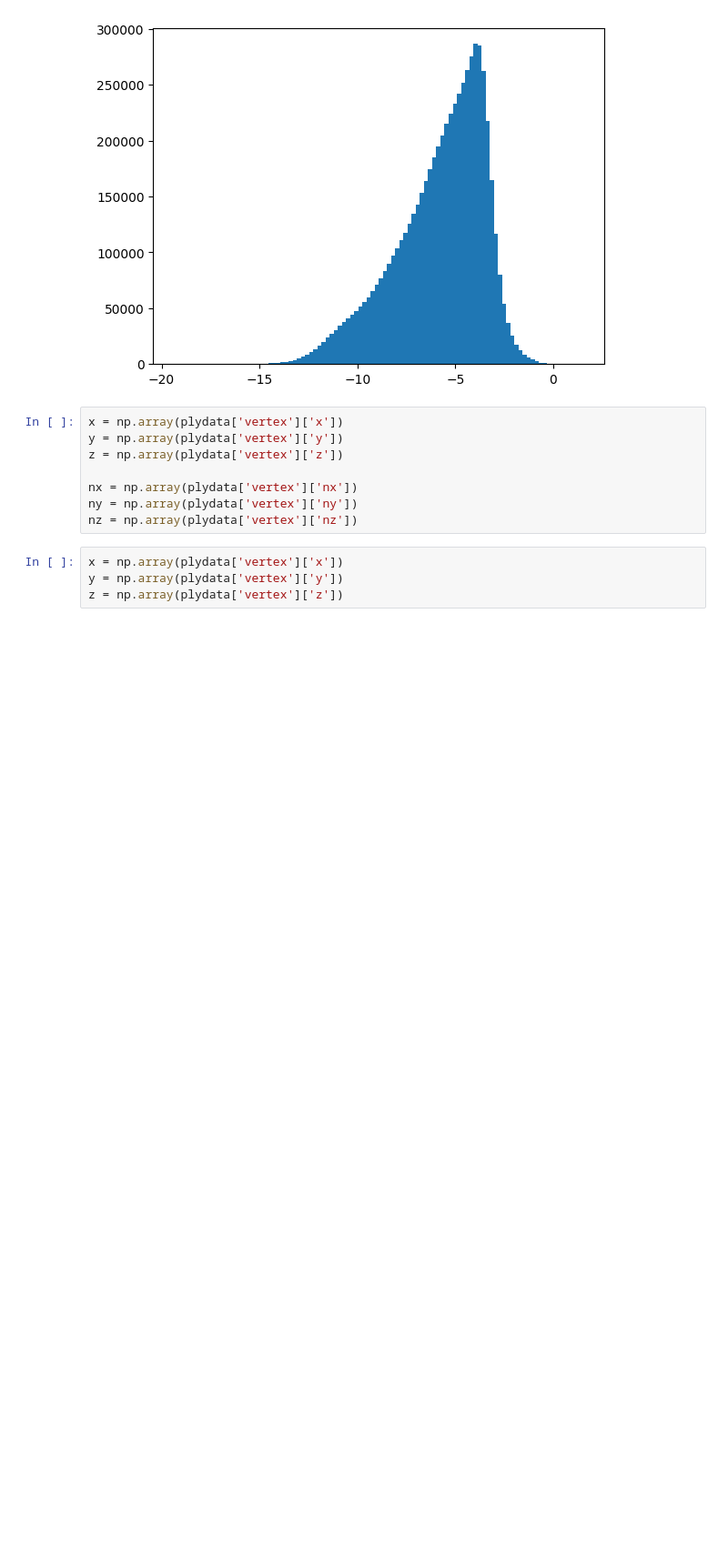
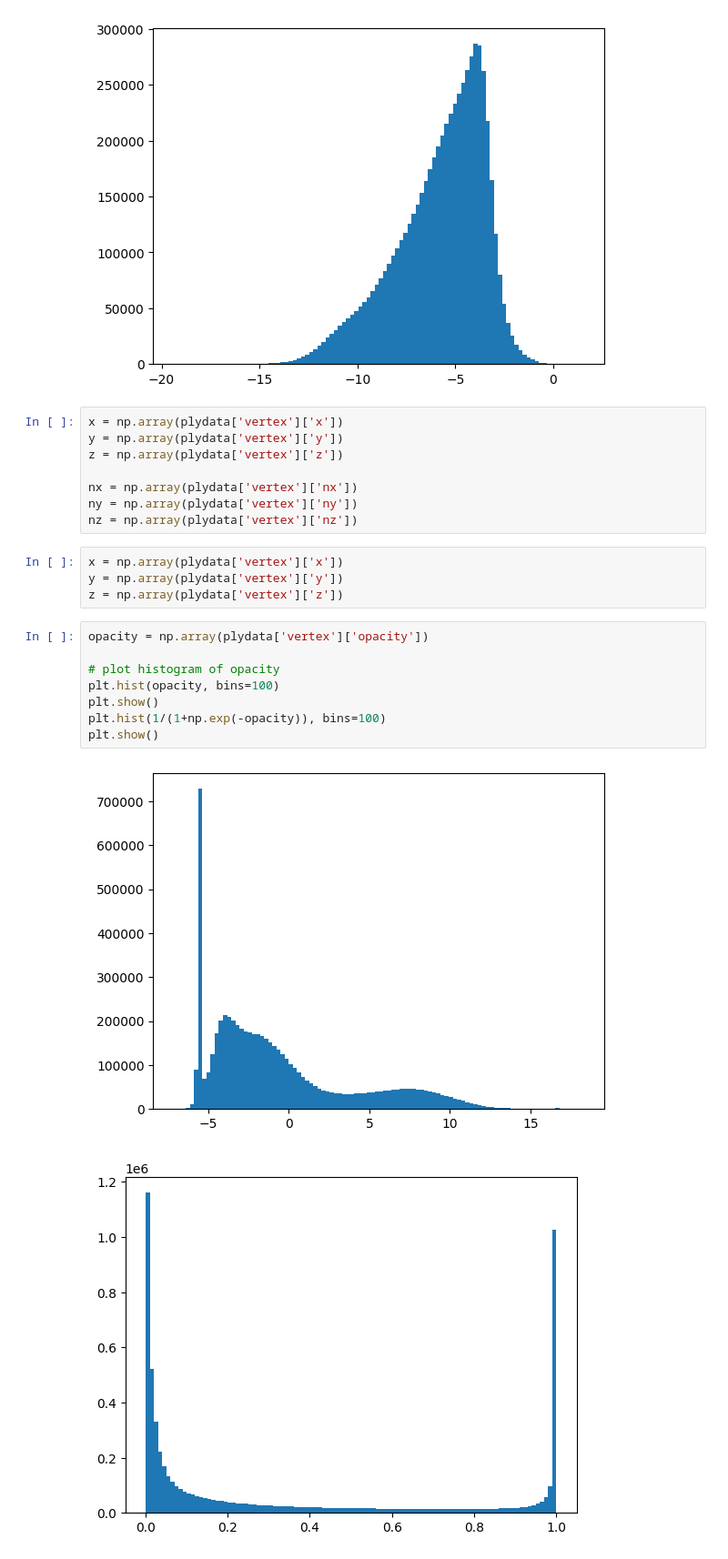
Before and after one commit to pimpale/foo, a Jupyter notebook: python/plytest/plytest.ipynb, the cells around one changed output. Shown at 91% size. Drawn from its saved outputs; the diff is of its cells as text; blank space fills up the shorter version.

```diff
--- a/python/plytest/plytest.ipynb
+++ b/python/plytest/plytest.ipynb
@@ -47,4 +47,15 @@ nz = np.array(plydata['vertex']['nz'])
 x = np.array(plydata['vertex']['x'])
 y = np.array(plydata['vertex']['y'])
 z = np.array(plydata['vertex']['z'])
+# %%
+opacity = np.array(plydata['vertex']['opacity'])
+
+# plot histogram of opacity
+plt.hist(opacity, bins=100)
+plt.show()
+plt.hist(1/(1+np.exp(-opacity)), bins=100)
+plt.show()
+# %% [output]
+[figure, added]
+[figure, added]
 # %%
```
Also changed, not shown: parts of 2 cells of this notebook, 1 other file.
